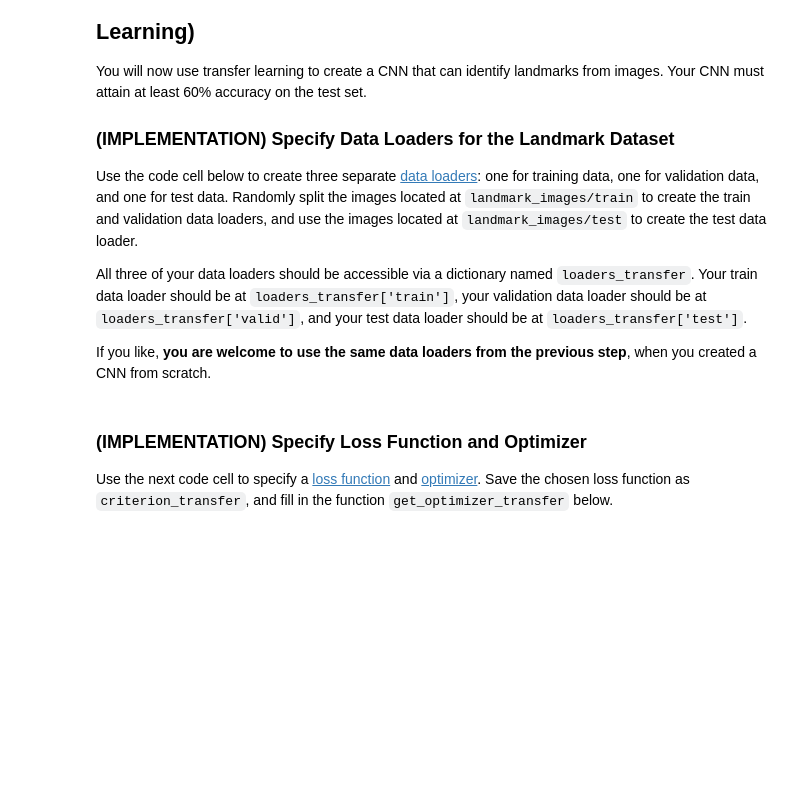
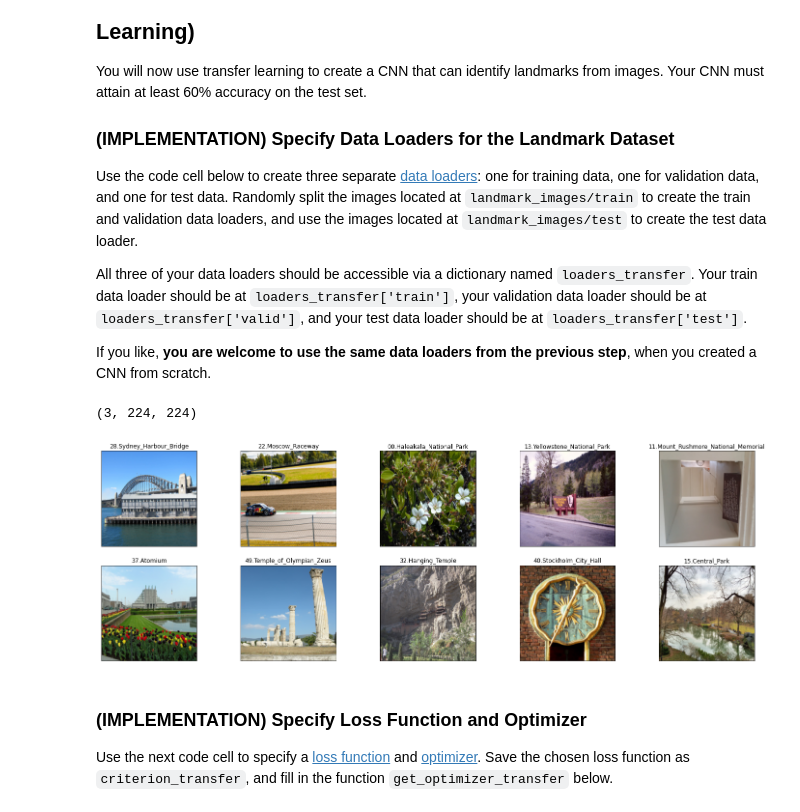
Before and after one commit to ewaryst1/UCML-landmark-classification, a Jupyter notebook: landmark.ipynb, the cells around one changed output. Drawn from its saved outputs; the diff is of its cells as text; code cells hidden in the pictures; blank space fills up the shorter version.

```diff
--- a/landmark.ipynb
+++ b/landmark.ipynb
@@ -589,3 +648,8 @@ loaders_transfer = {'train': None, 'valid': None, 'test': None}
+# %%
+previewSomeImages(loaders_transfer['train'])
+# %% [output]
+(3, 224, 224)
+[figure, added]
 # %% [markdown]
 ### (IMPLEMENTATION) Specify Loss Function and Optimizer
 
```
Also changed, not shown: parts of 10 cells of this notebook.
